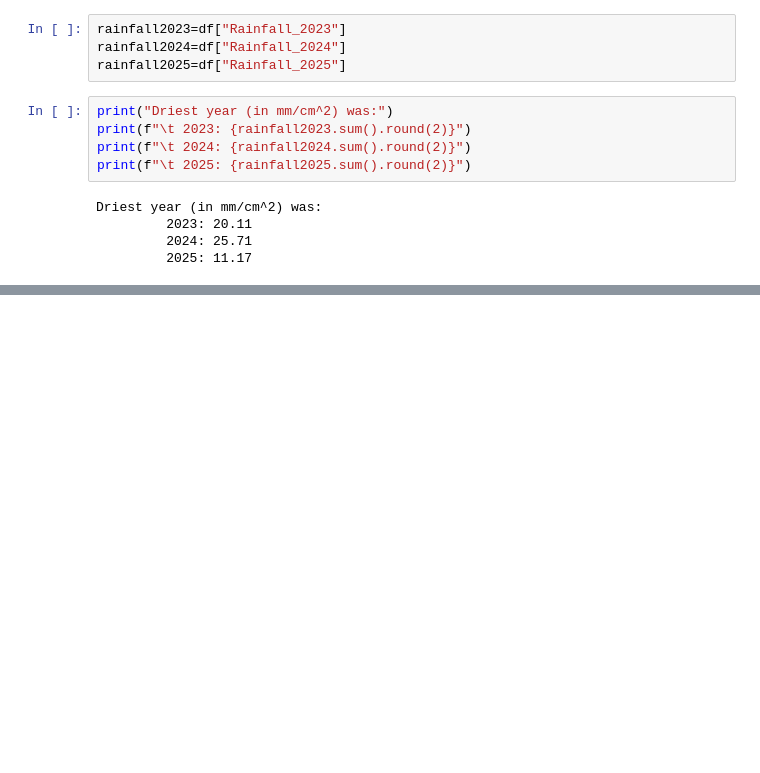
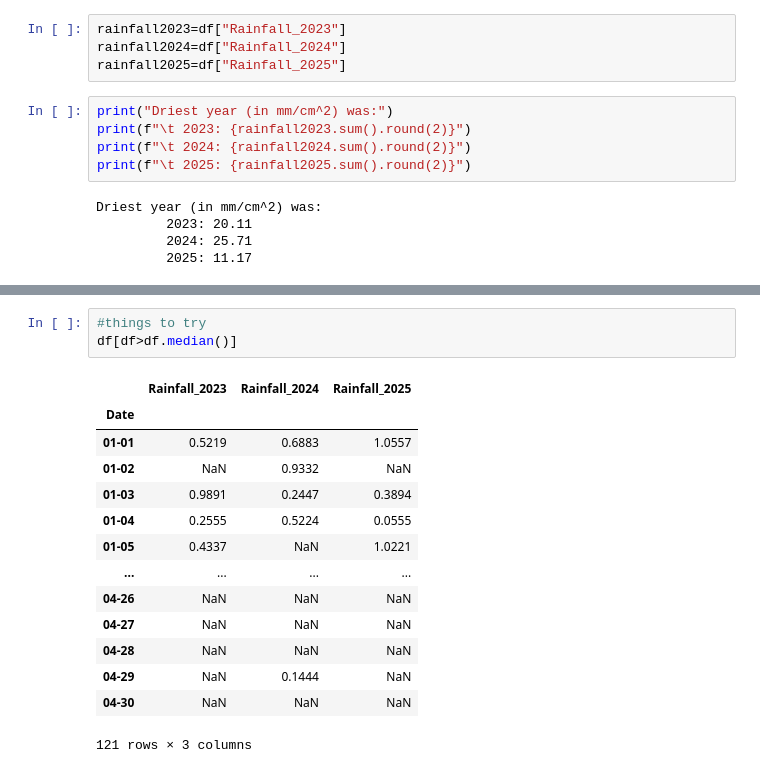
Before and after one commit to ambraithwaite/jupyter-SCC111-lecture-, a Jupyter notebook: Untitled0.ipynb, the cells around one changed output, grey strips where cells are left out. Cells and saved outputs as stored; diff of their text form; blank space fills up the shorter version.

```diff
--- a/Untitled0.ipynb
+++ b/Untitled0.ipynb
@@ -119,0 +154,18 @@ Driest year (in mm/cm^2) was:
+# %%
+#things to try
+df[df>df.median()]
+# %% [output]
+|  | Rainfall_2023 | Rainfall_2024 | Rainfall_2025 |
+| Date |  |  |  |
+| 01-01 | 0.5219 | 0.6883 | 1.0557 |
+| 01-02 | NaN | 0.9332 | NaN |
+| 01-03 | 0.9891 | 0.2447 | 0.3894 |
+| 01-04 | 0.2555 | 0.5224 | 0.0555 |
+| 01-05 | 0.4337 | NaN | 1.0221 |
+| ... | ... | ... | ... |
+| 04-26 | NaN | NaN | NaN |
+| 04-27 | NaN | NaN | NaN |
+| 04-28 | NaN | NaN | NaN |
+| 04-29 | NaN | 0.1444 | NaN |
+| 04-30 | NaN | NaN | NaN |
+121 rows × 3 columns
```
Also changed, not shown: parts of 10 cells of this notebook.
